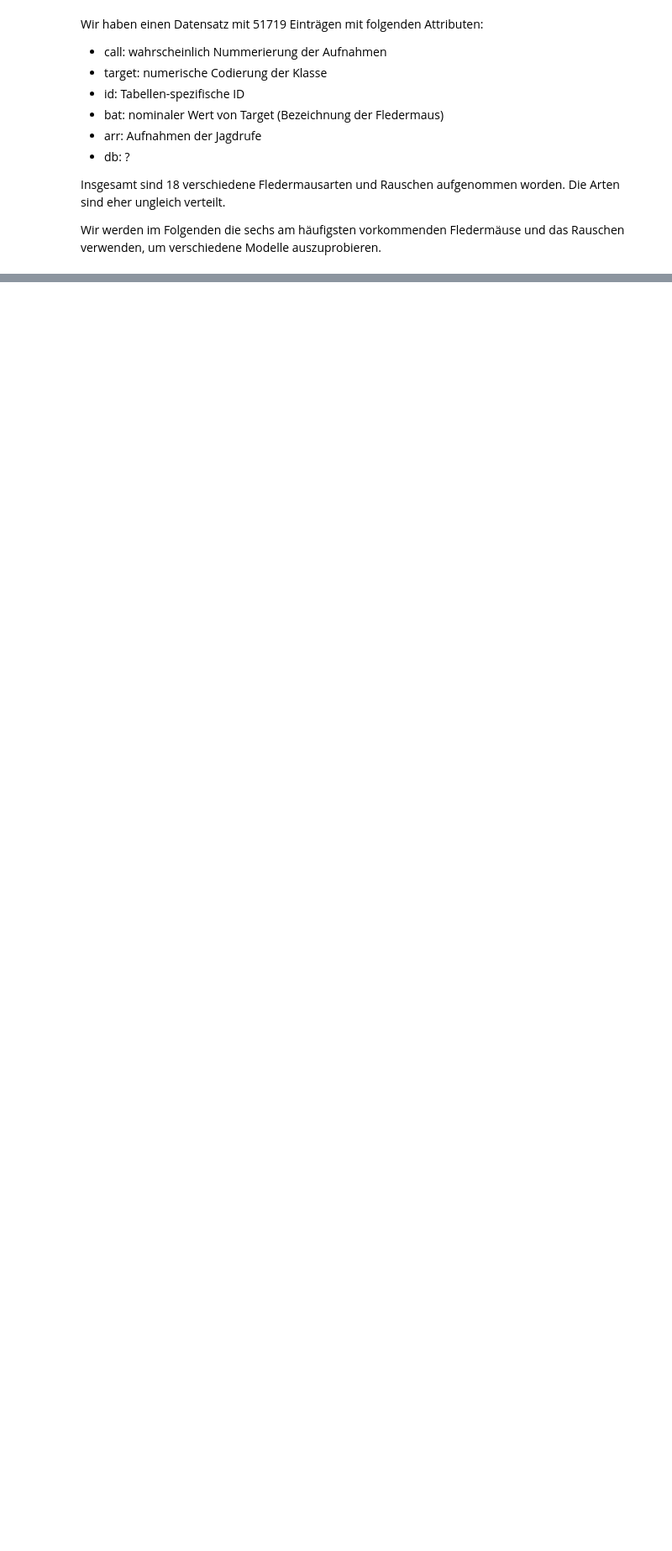
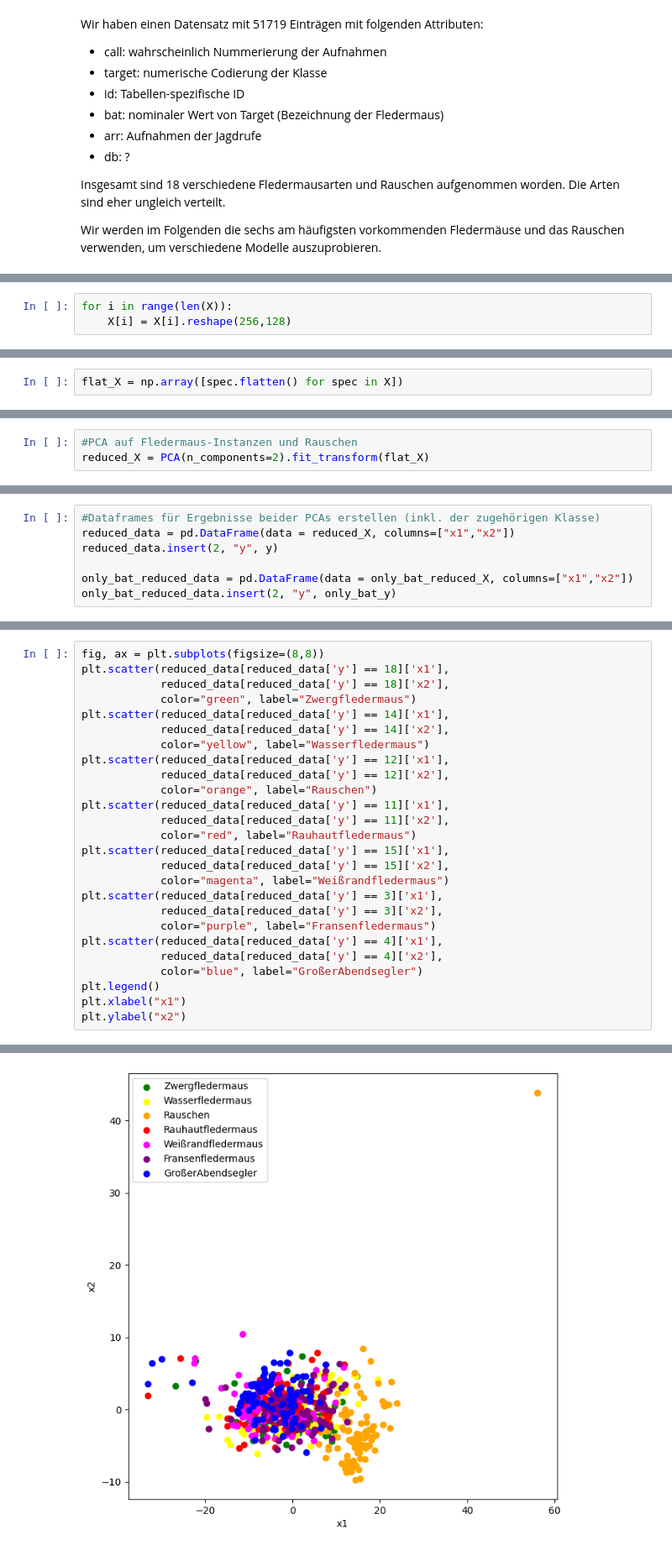
Before and after one commit to mayonesa-parquet/ml, a Jupyter notebook: ML-Projekt.ipynb, the cells around one changed output, grey strips where cells are left out. Shown: that part at 84% size. Drawn from its saved outputs; the diff is of its cells as text; blank space fills up the shorter version.

```diff
--- a/ML-Projekt.ipynb
+++ b/ML-Projekt.ipynb
@@ -84,0 +198,3 @@ bat_names.sort_values(by='number', ascending=False).head(7)
+# %%
+for i in range(len(X)):
+    X[i] = X[i].reshape(256,128)
@@ -86,0 +211,2 @@ bat_names.sort_values(by='number', ascending=False).head(7)
+# %%
+flat_X = np.array([spec.flatten() for spec in X])
@@ -86,0 +235,3 @@ bat_names.sort_values(by='number', ascending=False).head(7)
+# %%
+#PCA auf Fledermaus-Instanzen und Rauschen
+reduced_X = PCA(n_components=2).fit_transform(flat_X)
@@ -86,0 +242,7 @@ bat_names.sort_values(by='number', ascending=False).head(7)
+# %%
+#Dataframes für Ergebnisse beider PCAs erstellen (inkl. der zugehörigen Klasse)
+reduced_data = pd.DataFrame(data = reduced_X, columns=["x1","x2"])
+reduced_data.insert(2, "y", y)
+
+only_bat_reduced_data = pd.DataFrame(data = only_bat_reduced_X, columns=["x1","x2"])
+only_bat_reduced_data.insert(2, "y", only_bat_y)
@@ -86,0 +260,27 @@ bat_names.sort_values(by='number', ascending=False).head(7)
+# %%
+fig, ax = plt.subplots(figsize=(8,8))
+plt.scatter(reduced_data[reduced_data['y'] == 18]['x1'],
+            reduced_data[reduced_data['y'] == 18]['x2'],
+            color="green", label="Zwergfledermaus")
+plt.scatter(reduced_data[reduced_data['y'] == 14]['x1'],
+            reduced_data[reduced_data['y'] == 14]['x2'],
+            color="yellow", label="Wasserfledermaus")
+plt.scatter(reduced_data[reduced_data['y'] == 12]['x1'],
+            reduced_data[reduced_data['y'] == 12]['x2'],
+            color="orange", label="Rauschen")
+plt.scatter(reduced_data[reduced_data['y'] == 11]['x1'],
+            reduced_data[reduced_data['y'] == 11]['x2'],
+            color="red", label="Rauhautfledermaus")
+plt.scatter(reduced_data[reduced_data['y'] == 15]['x1'],
+            reduced_data[reduced_data['y'] == 15]['x2'],
+            color="magenta", label="Weißrandfledermaus")
+plt.scatter(reduced_data[reduced_data['y'] == 3]['x1'],
+            reduced_data[reduced_data['y'] == 3]['x2'],
+            color="purple", label="Fransenfledermaus")
+plt.scatter(reduced_data[reduced_data['y'] == 4]['x1'],
+            reduced_data[reduced_data['y'] == 4]['x2'],
+            color="blue", label="GroßerAbendsegler")
+plt.legend()
+plt.xlabel("x1")
+plt.ylabel("x2")
+# %% [output]
@@ -86,0 +288 @@ bat_names.sort_values(by='number', ascending=False).head(7)
+[figure, added]
```
Also changed, not shown: parts of 38 cells of this notebook.
